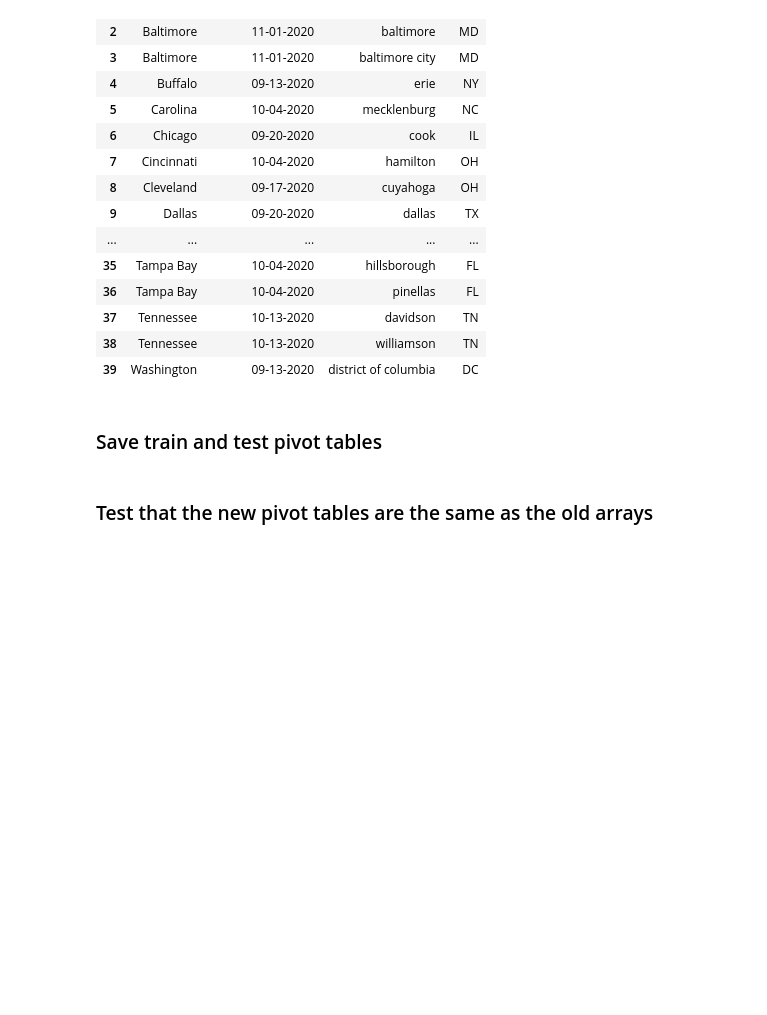
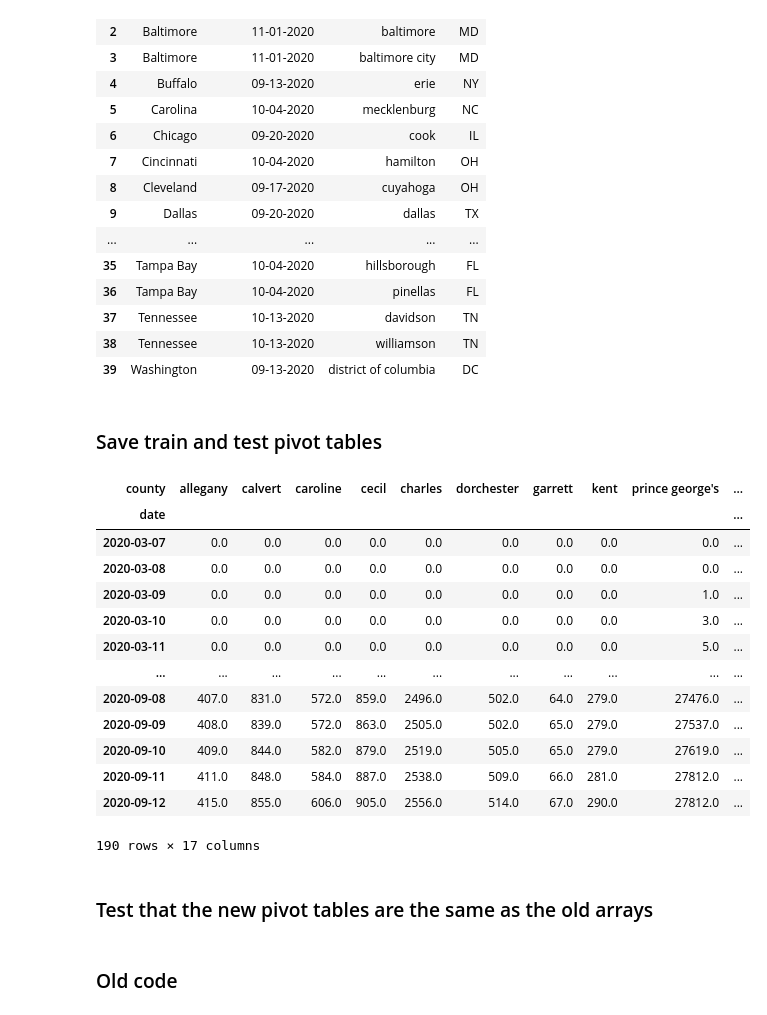
Before and after one commit to Joshuashou/Synthetic-Control-Paper-Model, a Jupyter notebook: process_data.ipynb, the cells around one changed output. Cells and saved outputs as stored; diff of their text form; code cells hidden in the pictures; blank space fills up the shorter version.

```diff
--- a/process_data.ipynb
+++ b/process_data.ipynb
@@ -228,7 +93,7 @@ def get_clean_list_from_string(x):
     return list(filter(lambda x: x != '', ast.literal_eval(x)))
 
 for col in ['County(s)', 'State', 'First date home stadium open to fans']:
-    grouped_df[col] = grouped_df[col].apply(get_clean_list_attr)
+    grouped_df[col] = grouped_df[col].apply(lambda x: str(get_clean_list_from_string(x)))
 
 def get_clean_date(x):
     date_str_list = ast.literal_eval(x)
@@ -303,6 +168,7 @@ df_stadium_counties
 for team_name_str in tqdm(df_stadium_counties['team'].unique()):
     if team_name_str == 'Arizona':
         continue
+
 
     intervention_date = pd.Timestamp(df_stadium_counties[df_stadium_counties['team'] == team_name_str]['intervention_date'].values[0])
 
@@ -323,7 +189,7 @@ for team_name_str in tqdm(df_stadium_counties['team'].unique()):
     # old name; this combines the stadium and donor counties
     stadium_county_data = county_covid.loc[county_covid['county'].isin(donor_county_names + stadium_county_names) & county_covid['state_abbrev'].isin(stadium_county_states)].copy()
     # stadium_county_data = stadium_county_data.fillna(method='bfill')
-    stadium_county_data['date'] = pd.to_datetime(stadium_county_data['date'], infer_datetime_format=True)
+    stadium_county_data['date'] = pd.to_datetime(stadium_county_data['date'])
 
     earliest_date = stadium_county_data.loc[stadium_county_data['county'].isin(stadium_county_names)]['date'].min()
 
@@ -342,8 +208,29 @@ for team_name_str in tqdm(df_stadium_counties['team'].unique()):
     train_pivot = total_pivot.loc[total_pivot.index < intervention_date]
     test_pivot = total_pivot.loc[total_pivot.index >= intervention_date]
 
-    train_pivot.to_csv(f'dat/{team_name_str}/train_pivot.csv', index=True)
-    test_pivot.to_csv(f'dat/{team_name_str}/test_pivot.csv', index=True)
+    for data_supdir in [Path('dat'), Path('/net/projects/schein-lab/jshou/dat/')]:
+        data_dir = data_supdir.joinpath(team_name_str.replace("'", ''))
+        data_dir.makedirs_p()
+
+        train_pivot.to_csv(data_dir.joinpath('train_pivot.csv'), index=True)
+        test_pivot.to_csv(data_dir.joinpath('test_pivot.csv'), index=True)
+# %%
+train_pivot
+# %% [output]
+| county | allegany | calvert | caroline | cecil | charles | dorchester | garrett | kent | prince george's | ... |
+| date |  |  |  |  |  |  |  |  |  | ... |
+| 2020-03-07 | 0.0 | 0.0 | 0.0 | 0.0 | 0.0 | 0.0 | 0.0 | 0.0 | 0.0 | ... |
+| 2020-03-08 | 0.0 | 0.0 | 0.0 | 0.0 | 0.0 | 0.0 | 0.0 | 0.0 | 0.0 | ... |
+| 2020-03-09 | 0.0 | 0.0 | 0.0 | 0.0 | 0.0 | 0.0 | 0.0 | 0.0 | 1.0 | ... |
+| 2020-03-10 | 0.0 | 0.0 | 0.0 | 0.0 | 0.0 | 0.0 | 0.0 | 0.0 | 3.0 | ... |
+| 2020-03-11 | 0.0 | 0.0 | 0.0 | 0.0 | 0.0 | 0.0 | 0.0 | 0.0 | 5.0 | ... |
+| ... | ... | ... | ... | ... | ... | ... | ... | ... | ... | ... |
+| 2020-09-08 | 407.0 | 831.0 | 572.0 | 859.0 | 2496.0 | 502.0 | 64.0 | 279.0 | 27476.0 | ... |
+| 2020-09-09 | 408.0 | 839.0 | 572.0 | 863.0 | 2505.0 | 502.0 | 65.0 | 279.0 | 27537.0 | ... |
+| 2020-09-10 | 409.0 | 844.0 | 582.0 | 879.0 | 2519.0 | 505.0 | 65.0 | 279.0 | 27619.0 | ... |
+| 2020-09-11 | 411.0 | 848.0 | 584.0 | 887.0 | 2538.0 | 509.0 | 66.0 | 281.0 | 27812.0 | ... |
+| 2020-09-12 | 415.0 | 855.0 | 606.0 | 905.0 | 2556.0 | 514.0 | 67.0 | 290.0 | 27812.0 | ... |
+190 rows × 17 columns
 # %% [markdown]
 ### Test that the new pivot tables are the same as the old arrays
 # %%
@@ -363,0 +249,2 @@ aa
+# %% [markdown]
+### Old code
```
Also changed, not shown: parts of 8 cells of this notebook, 3 other files.
